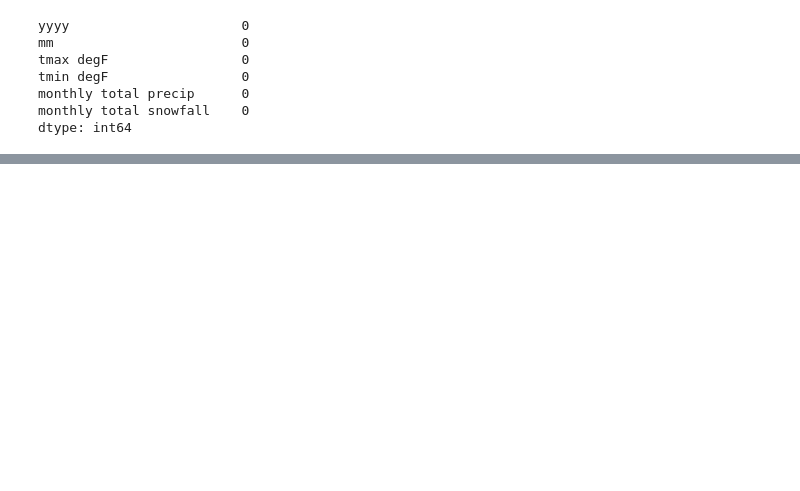
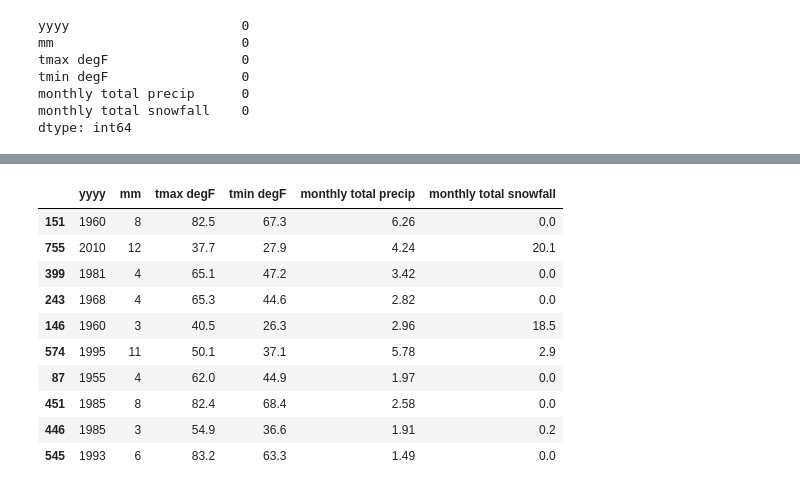
Before and after one commit to js816/New_York_-_London_Weather_Predictions, a Jupyter notebook: Weather_data_EDA_and_cleaning.ipynb, the cells around one changed output, grey strips where cells are left out. Cells and saved outputs as stored; diff of their text form; code cells hidden in the pictures; blank space fills up the shorter version.

```diff
--- a/Weather_data_EDA_and_cleaning.ipynb
+++ b/Weather_data_EDA_and_cleaning.ipynb
@@ -298,7 +298,19 @@ nyc_weather_df.describe()
 # %%
 # Sampling 10 rows to validate data
-#nyc_weather_df.sample(10)
+nyc_weather_df.sample(10)
 # All validated correctly
+# %% [output]
+|  | yyyy | mm | tmax degF | tmin degF | monthly total precip | monthly total snowfall |
+| 151 | 1960 | 8 | 82.5 | 67.3 | 6.26 | 0.0 |
+| 755 | 2010 | 12 | 37.7 | 27.9 | 4.24 | 20.1 |
+| 399 | 1981 | 4 | 65.1 | 47.2 | 3.42 | 0.0 |
+| 243 | 1968 | 4 | 65.3 | 44.6 | 2.82 | 0.0 |
+| 146 | 1960 | 3 | 40.5 | 26.3 | 2.96 | 18.5 |
+| 574 | 1995 | 11 | 50.1 | 37.1 | 5.78 | 2.9 |
+| 87 | 1955 | 4 | 62.0 | 44.9 | 1.97 | 0.0 |
+| 451 | 1985 | 8 | 82.4 | 68.4 | 2.58 | 0.0 |
+| 446 | 1985 | 3 | 54.9 | 36.6 | 1.91 | 0.2 |
+| 545 | 1993 | 6 | 83.2 | 63.3 | 1.49 | 0.0 |
 # %%
 # Looking at a few more total snowfalls since most validated were 0
 #nyc_weather_df[['yyyy', 'mm', 'monthly total snowfall']].sample(5)
```
Also changed, not shown: parts of 9 cells of this notebook, 1 other file.
